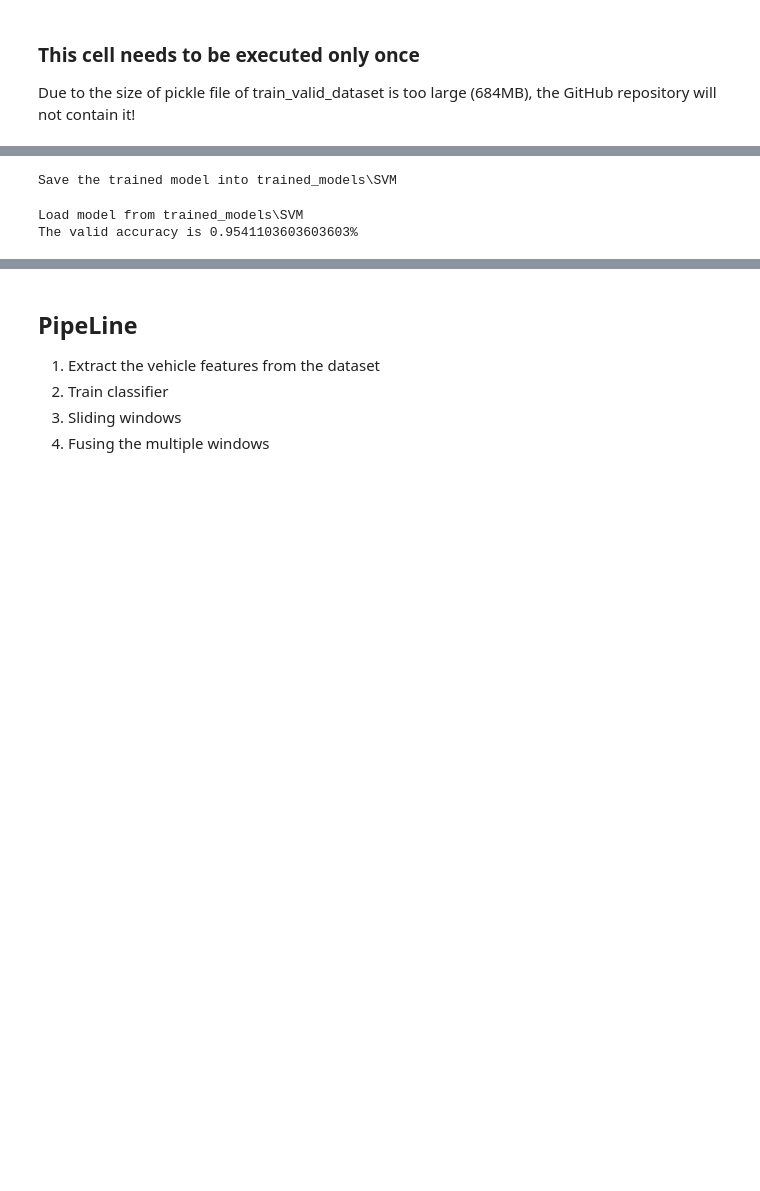
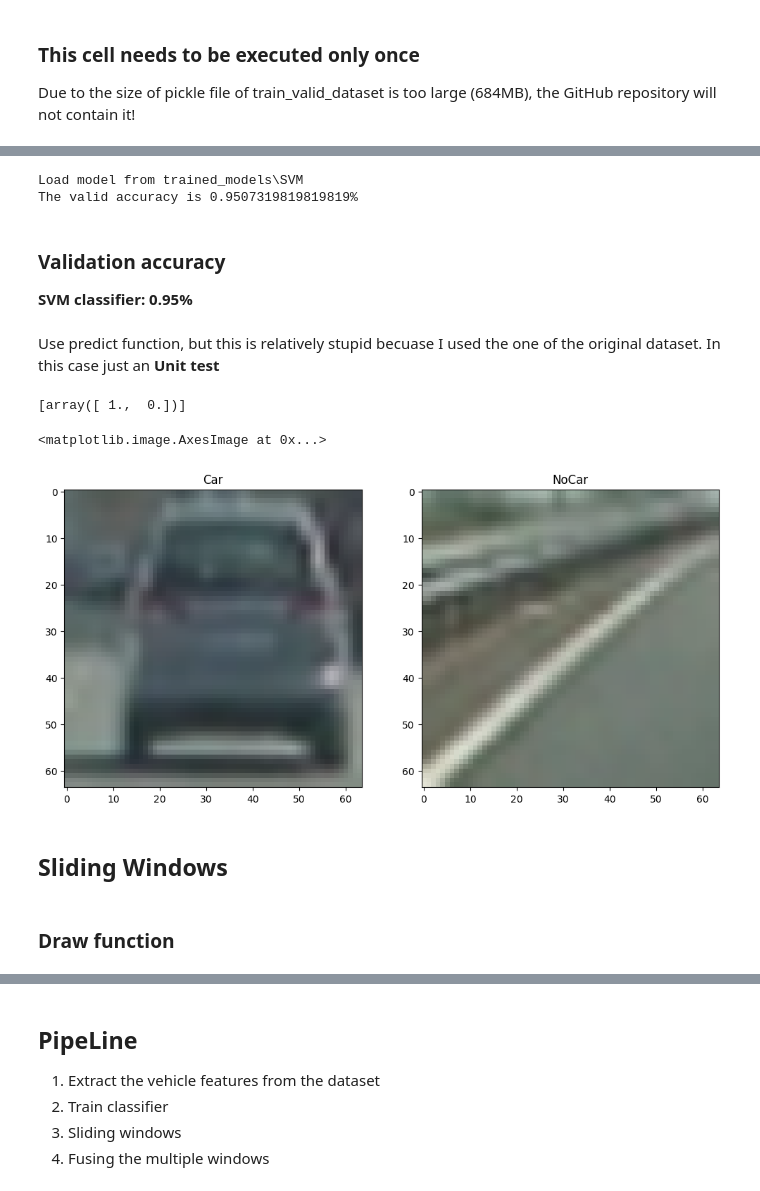
Before and after one commit to Tsuihao/CarND-Vehicle-Detection, a Jupyter notebook: vihicle_detection.ipynb, the cells around one changed output, grey strips where cells are left out. Drawn from its saved outputs; the diff is of its cells as text; code cells hidden in the pictures; blank space fills up the shorter version.

Commit message:
* First trial for sliding windows approach

```diff
--- a/vihicle_detection.ipynb
+++ b/vihicle_detection.ipynb
@@ -284,9 +361,34 @@ The train_valid_dataset is buffered!
 # %%
-cls.train_model_and_save_as_pickle('trained_models\SVM')
+cls.load_trained_model('trained_models\SVM')
+cls.valid()
 # %% [output]
-Save the trained model into trained_models\SVM
+Load model from trained_models\SVM
+The valid accuracy is 0.9507319819819819%
-# %%
-cls.load_trained_model_and_valid('trained_models\SVM')
-# %% [output]
-Load model from trained_models\SVM
-The valid accuracy is 0.9541103603603603%
+# %% [markdown]
+### Validation accuracy
+**SVM classifier: 0.95%**
+# %% [markdown]
+Use predict function, but this is relatively stupid becuase I used the one of the original dataset.
+In this case just an **Unit test**
+# %%
+new_image_paths = ['test_images/image0007.png', 'test_images\image1.png']
+cls.predict_with_paths(new_image_paths)
+# %% [output]
+[array([ 1.,  0.])]
+# %%
+image0007 = mpimg.imread(new_image_paths[0])
+image1 = mpimg.imread(new_image_paths[1])
+plt.figure(figsize=(12,8),dpi=100)
+plt.subplot(121)
+plt.title('Car')
+plt.imshow(image0007)
+plt.subplot(122)
+plt.title('NoCar')
+plt.imshow(image1)
+# %% [output]
+<matplotlib.image.AxesImage at 0x...>
+[figure, added]
+# %% [markdown]
+## Sliding Windows
+# %% [markdown]
+### Draw function
```
Also changed, not shown: parts of 15 cells of this notebook, 4 other files.
